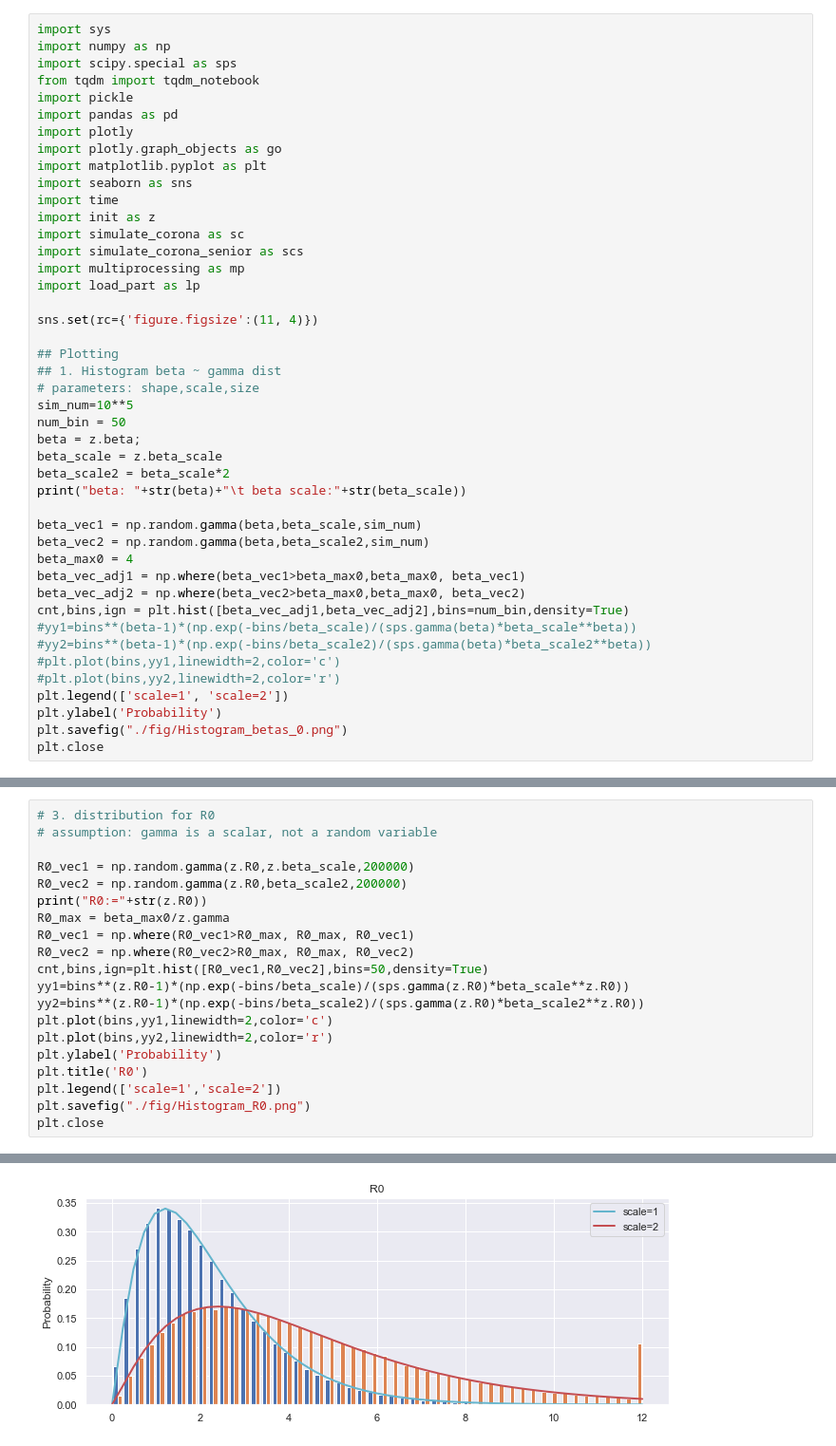
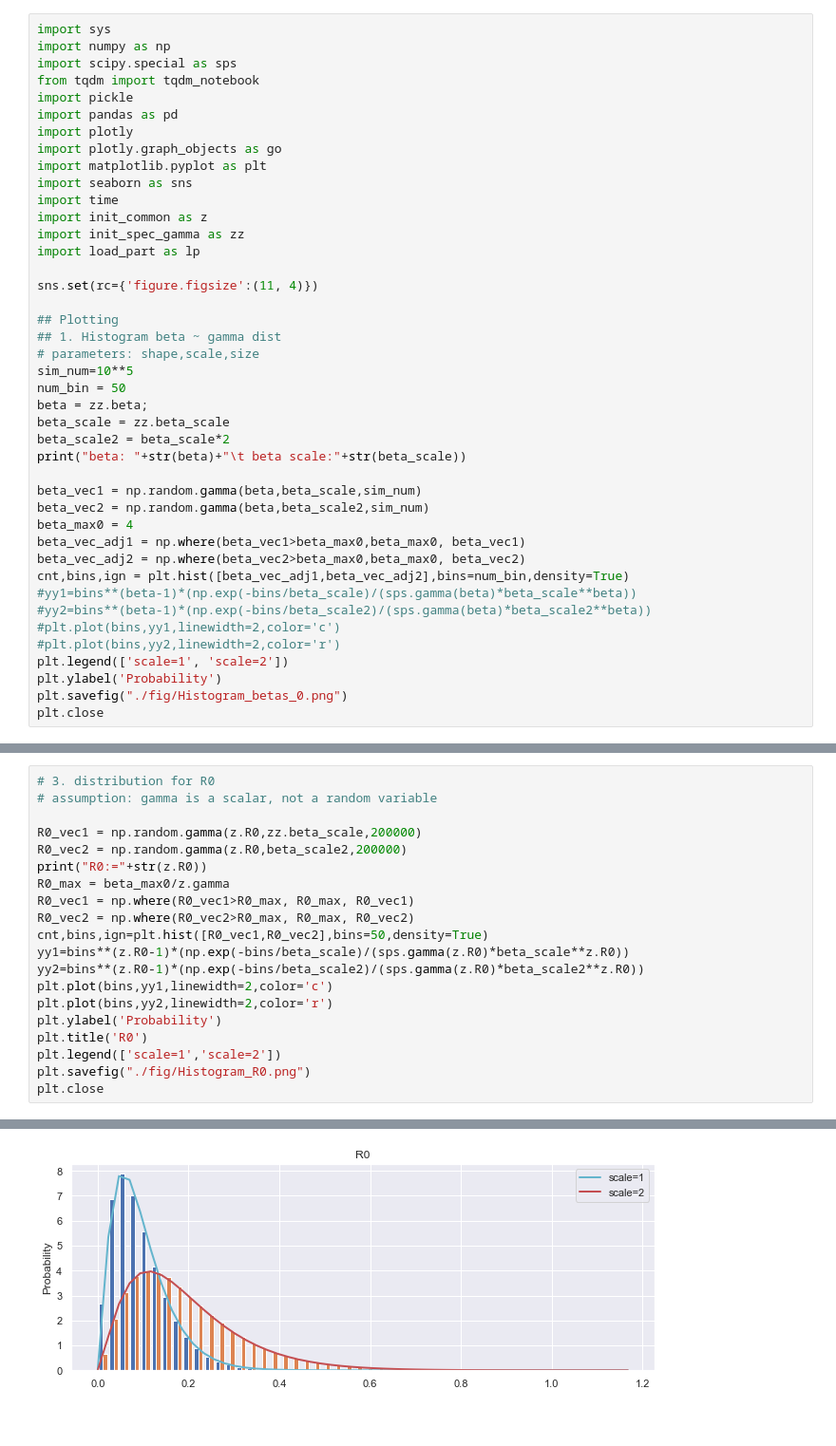
Before and after one commit to zuzancek/corona, a Jupyter notebook: SIR/Calibration_SIR.ipynb, the cells around one changed output, grey strips where cells are left out. Shown at 95% size. Drawn from its saved outputs; the diff is of its cells as text.

```diff
--- a/SIR/Calibration_SIR.ipynb
+++ b/SIR/Calibration_SIR.ipynb
@@ -10,10 +10,8 @@ import plotly.graph_objects as go
 import matplotlib.pyplot as plt
 import seaborn as sns
 import time
-import init as z
-import simulate_corona as sc
-import simulate_corona_senior as scs
-import multiprocessing as mp
+import init_common as z
+import init_spec_gamma as zz
 import load_part as lp
 
 sns.set(rc={'figure.figsize':(11, 4)})
@@ -23,8 +21,8 @@ sns.set(rc={'figure.figsize':(11, 4)})
 # parameters: shape,scale,size
 sim_num=10**5
 num_bin = 50
-beta = z.beta;
-beta_scale = z.beta_scale
+beta = zz.beta;
+beta_scale = zz.beta_scale
 beta_scale2 = beta_scale*2
 print("beta: "+str(beta)+"\t beta scale:"+str(beta_scale))
 
@@ -59,7 +57,7 @@ plt.close
 # 3. distribution for R0
 # assumption: gamma is a scalar, not a random variable
 
-R0_vec1 = np.random.gamma(z.R0,z.beta_scale,200000)
+R0_vec1 = np.random.gamma(z.R0,zz.beta_scale,200000)
 R0_vec2 = np.random.gamma(z.R0,beta_scale2,200000)
 print("R0:="+str(z.R0))
 R0_max = beta_max0/z.gamma
@@ -80,2 +78,2 @@ R0:=2.2
 <function matplotlib.pyplot.close(fig=None)>
-[figure, old version]
+[figure, new version]
```
Also changed, not shown: parts of 4 cells of this notebook, 10 other files.
